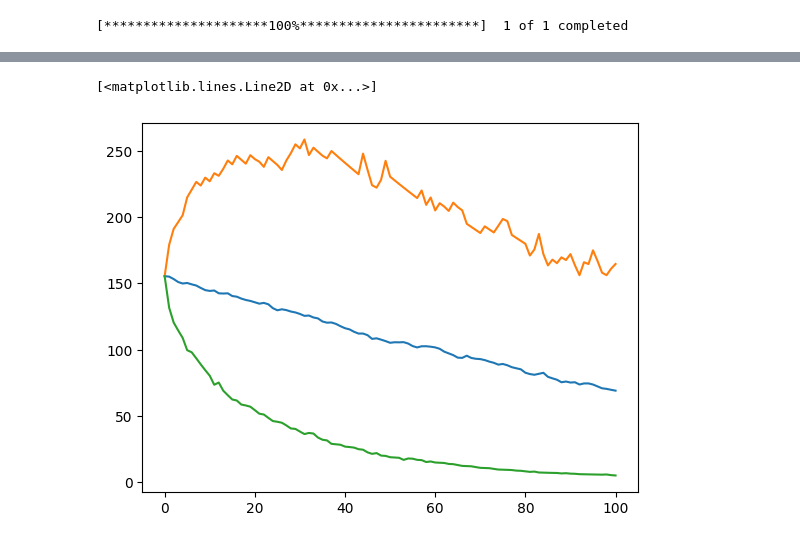
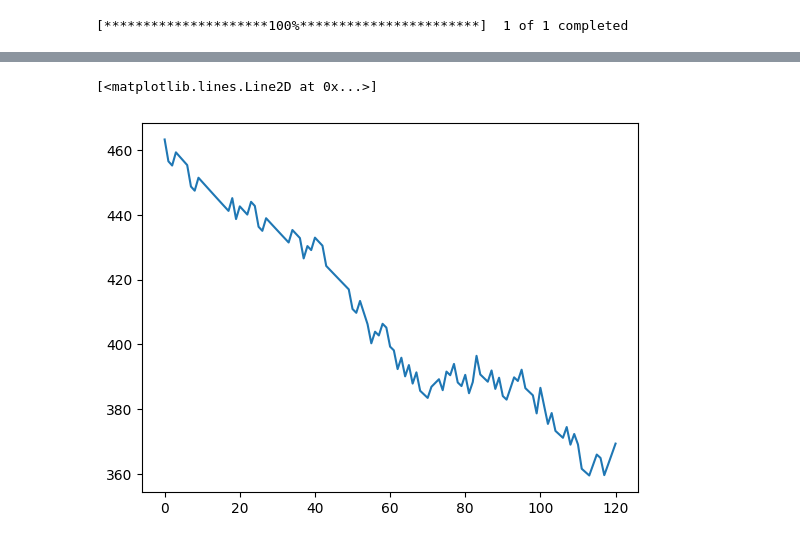
Before and after one commit to radek2003/symkom, a Jupyter notebook: dcf.ipynb, the cells around one changed output, grey strips where cells are left out. Drawn from its saved outputs; the diff is of its cells as text; code cells hidden in the pictures.

Commit message:
Add tickert, tune trends.py, format json

```diff
--- a/dcf.ipynb
+++ b/dcf.ipynb
@@ -6,10 +6,10 @@ import json
 import matplotlib.pyplot as plt
 import math
 # %%
-ticker = "TMUS"
+ticker = "NVDA"
 tick = StockInfo(ticker)
 df = pd.read_csv('csv/tickers.csv')
-f = open('valJSON.json')
+f = open('jsons/valJSON.json')
 data = json.loads(json.loads(f.read()))
 
 data = data[ticker]
@@ -85,12 +70,12 @@ plt.hist(x=x, weights=prob)
 # %%
 # drift coefficent
-mu = 0.001
-# number of steps
-n = 100
+mu = 0.15
 # time in years
 T = 10
+# number of steps
+n = 12 * T
 # number of sims
-M = 1000
+M = 10000
 # initial stock price
 S0 = price
 # volatility
@@ -109,3 +94,17 @@ St = np.vstack([np.ones(M), St])
 
 # multiply through by S0 and return the cumulative product of elements along a given simulation path (axis=0).
 St = S0 * St.cumprod(axis=0)
+
+# Define time interval correctly
+time = np.linspace(0,T,n+1)
+# Require numpy array that is the same shape as St
+tt = np.full(shape=(M,n+1), fill_value=time).T
+
+plt.plot(tt, St)
+plt.xlabel("Years $(t)$")
+
+plt.ylabel("Stock Price $(S_t)$")
+plt.title(
+    "Realizations of Geometric Brownian Motion\n $dS_t = \mu S_t dt + \sigma S_t dW_t$\n $S_0 = {0}, \mu = {1}, \sigma = {2}$".format(S0, mu, sigma)
+)
+plt.show()
@@ -128,16 +113,15 @@ plt.show()
 # %%
 gbm90 = []
 gbm10 = []
-
 meanGBM = []
 for i in range(len(St)):
     gbm90.append(np.percentile(St[i], 90))
-    gbm10.append(np.percentile(St[i], 10))
-    meanGBM.append(np.mean(St[i]))
+    gbm10.append(np.percentile(St[i], 25))
+    meanGBM.append(np.percentile(St[i], 50))
 
 plt.plot(meanGBM)
-plt.plot(gbm90)
-plt.plot(gbm10)
+#plt.plot(gbm90)
+#plt.plot(gbm10)
 # %% [output]
 [<matplotlib.lines.Line2D at 0x...>]
-[figure, old version]
+[figure, new version]
```
Also changed, not shown: parts of 4 cells of this notebook, 11 other files.
